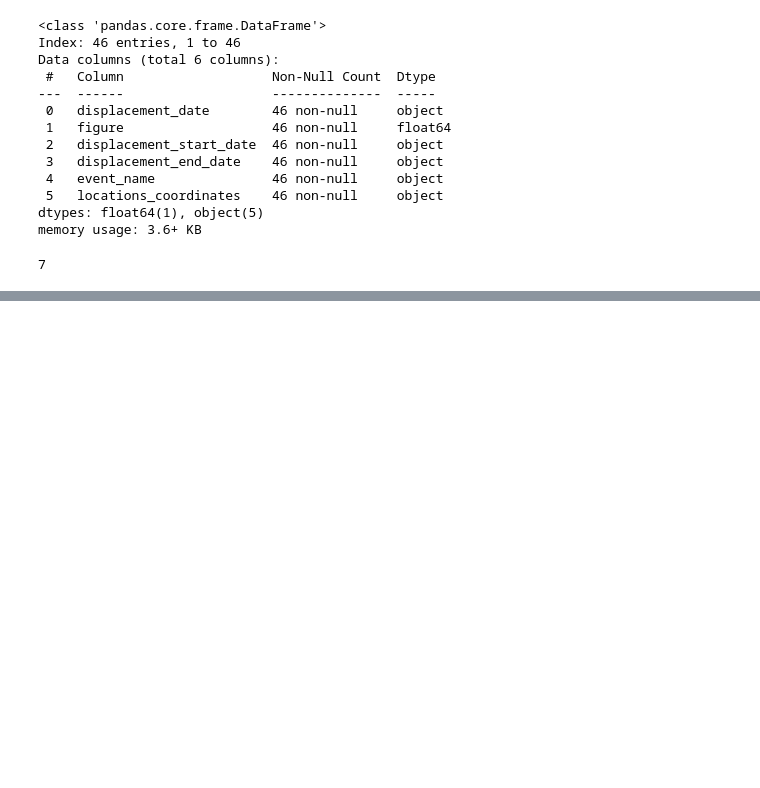
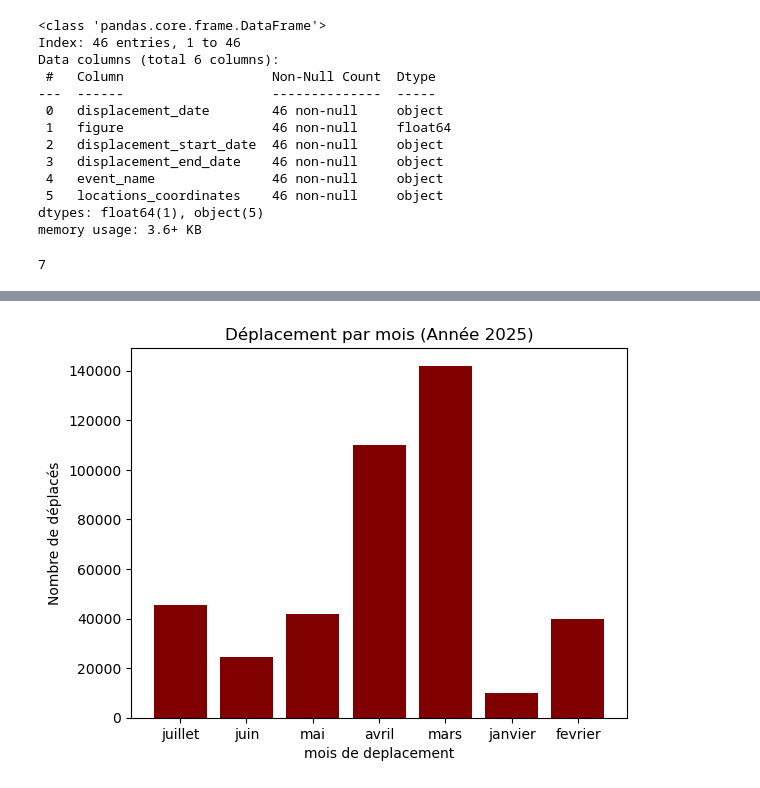
Before and after one commit to Ezekiat/formation, a Jupyter notebook: Untitled Folder/form1.ipynb, the cells around one changed output, grey strips where cells are left out. Cells and saved outputs as stored; diff of their text form; code cells hidden in the pictures; blank space fills up the shorter version.

```diff
--- a/Untitled Folder/form1.ipynb
+++ b/Untitled Folder/form1.ipynb
@@ -250,6 +198,7 @@ Juillet
 # %%
+#fonction pour obtenir le mois
 def obtenir_mois(date_str):
-    date_numero=[5:6]
+    date_numero=date_str[5:7]
     mois_txt={
         '01':'janvier',
         '02':'fevrier',
@@ -264,4 +213,7 @@ def obtenir_mois(date_str):
         '11':'novembre',
         '12':'decembre'
     }
-    return mois_text.get(date_numero)
+    return mois_txt.get(date_numero)
+# %%
+#application de la fonction (ajouter la colonne mois)
+df['mois']=df['displacement_date'].apply(obtenir_mois)
@@ -267,0 +256,8 @@ def obtenir_mois(date_str):
+# %%
+plt.bar(df['mois'],df['figure'],color='maroon')
+plt.xlabel('mois de deplacement')
+plt.ylabel('Nombre de déplacés')
+plt.title('Déplacement par mois (Année 2025)')
+plt.show()
+# %% [output]
+[figure, added]
```
Also changed, not shown: parts of 17 cells of this notebook, 4 other files.
